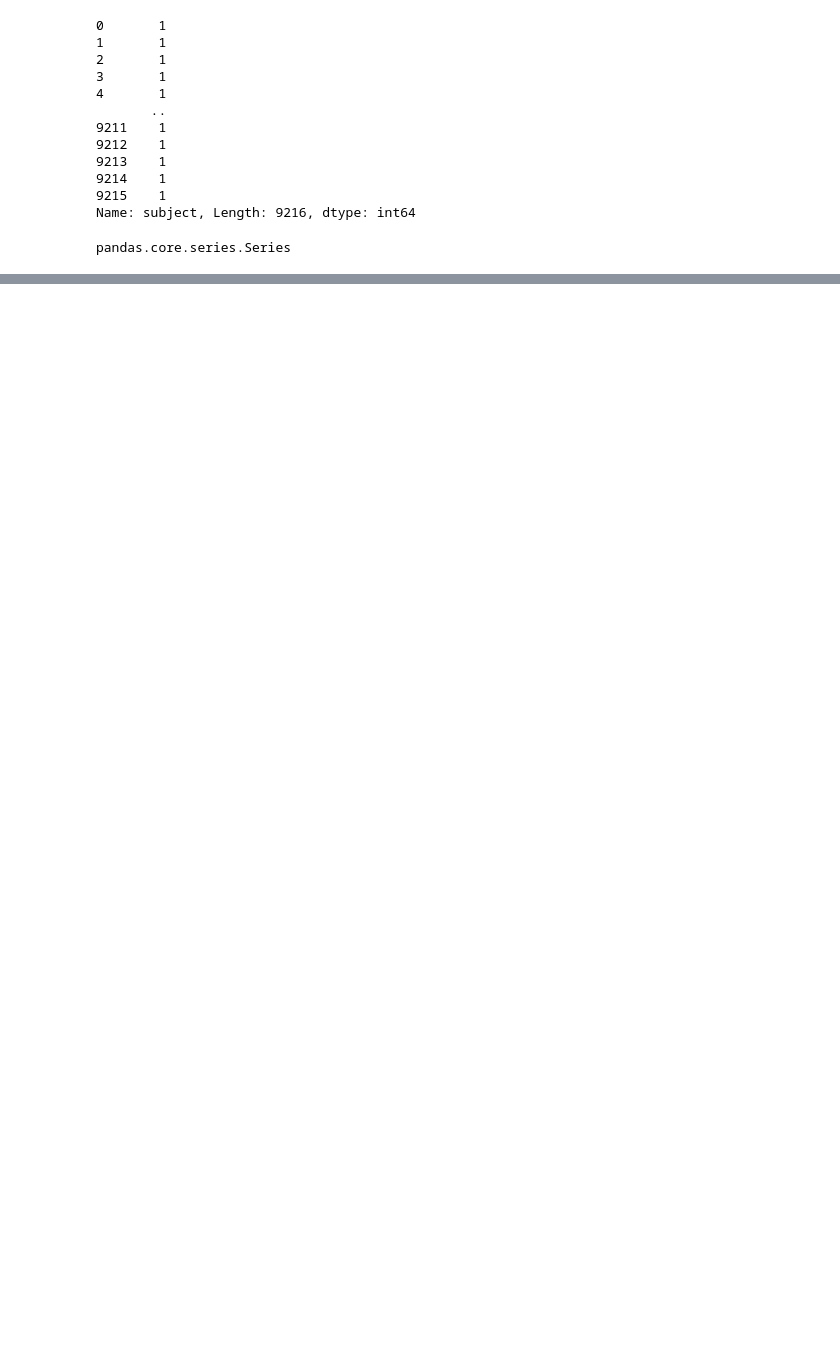
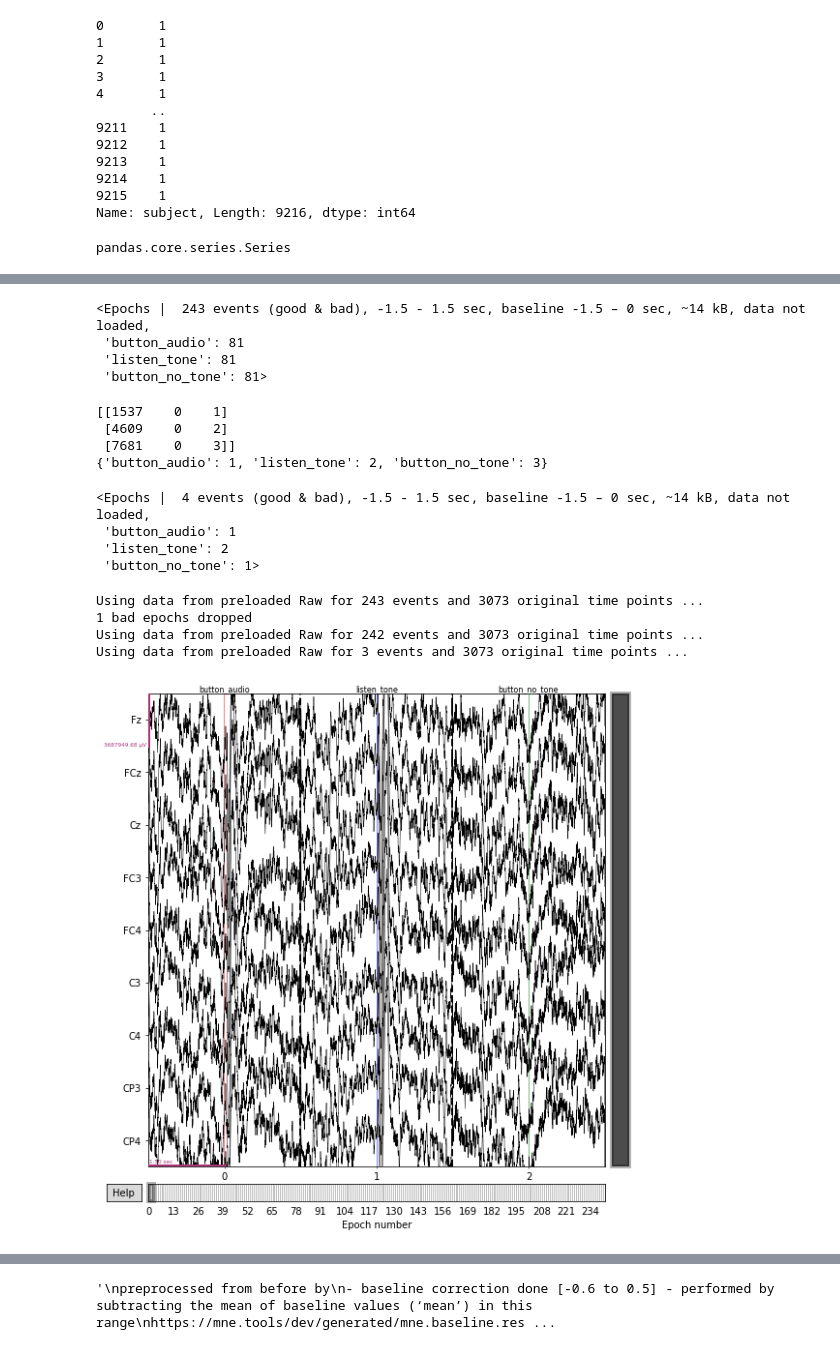
Before and after one commit to shizacharania/schizophrenia-eeg, a Jupyter notebook: schizophrenia_eeg.ipynb, the cells around one changed output, grey strips where cells are left out. Cells and saved outputs as stored; diff of their text form; code cells hidden in the pictures; blank space fills up the shorter version.

```diff
--- a/schizophrenia_eeg.ipynb
+++ b/schizophrenia_eeg.ipynb
@@ -289,0 +583,2 @@ no schizophrenia
+# %%
+events = np.array(np.squeeze(np.dstack((onsets, middle, conditions))))
@@ -289,0 +589,2 @@ no schizophrenia
+# %%
+events = events.astype(int)
@@ -289,0 +611,3 @@ no schizophrenia
+# %%
+event_id = {condition[1]: 1, condition[2]: 2, condition[3]: 3}
+print(event_id)
@@ -289,0 +616,5 @@ no schizophrenia
+# %%
+# Data with EEG channels re-referenced. If ref_channels='average' and projection=True a projection will be added instead of directly re-referencing the data.
+
+epochs = mne.Epochs(raw, events, event_id, tmin=-1.500, tmax=1.500, proj=True)
+epochs
@@ -289,0 +631,30 @@ no schizophrenia
+# %%
+print(epochs)
+# %% [output]
+<Epochs |  243 events (good & bad), -1.5 - 1.5 sec, baseline -1.5 – 0 sec, ~14 kB, data not loaded,
+ 'button_audio': 81
+ 'listen_tone': 81
+ 'button_no_tone': 81>
+# %%
+print(epochs.events[:3])
+print(epochs.event_id)
+# %% [output]
+[[1537    0    1]
+ [4609    0    2]
+ [7681    0    3]]
+{'button_audio': 1, 'listen_tone': 2, 'button_no_tone': 3}
+# %%
+print(epochs[1:5])
+# %% [output]
+<Epochs |  4 events (good & bad), -1.5 - 1.5 sec, baseline -1.5 – 0 sec, ~14 kB, data not loaded,
+ 'button_audio': 1
+ 'listen_tone': 2
+ 'button_no_tone': 1>
+# %%
+epochs.plot(events=events, event_id=event_id, scalings="auto", n_epochs=3, event_color=dict(button_audio='red', listen_tone='blue', button_no_tone='green'))
+# %% [output]
+Using data from preloaded Raw for 243 events and 3073 original time points ...
+1 bad epochs dropped
+Using data from preloaded Raw for 242 events and 3073 original time points ...
+Using data from preloaded Raw for 3 events and 3073 original time points ...
+[figure, added]
@@ -289,0 +662,8 @@ no schizophrenia
+# %%
+"""
+preprocessed from before by
+- baseline correction done [-0.6 to 0.5] - performed by subtracting the mean of baseline values (‘mean’) in this range
+https://mne.tools/dev/generated/mne.baseline.rescale.html
+"""
+# %% [output]
+'\npreprocessed from before by\n- baseline correction done [-0.6 to 0.5] - performed by subtracting the mean of baseline values (‘mean’) in this range\nhttps://mne.tools/dev/generated/mne.baseline.res ...
```
Also changed, not shown: parts of 48 cells of this notebook.
